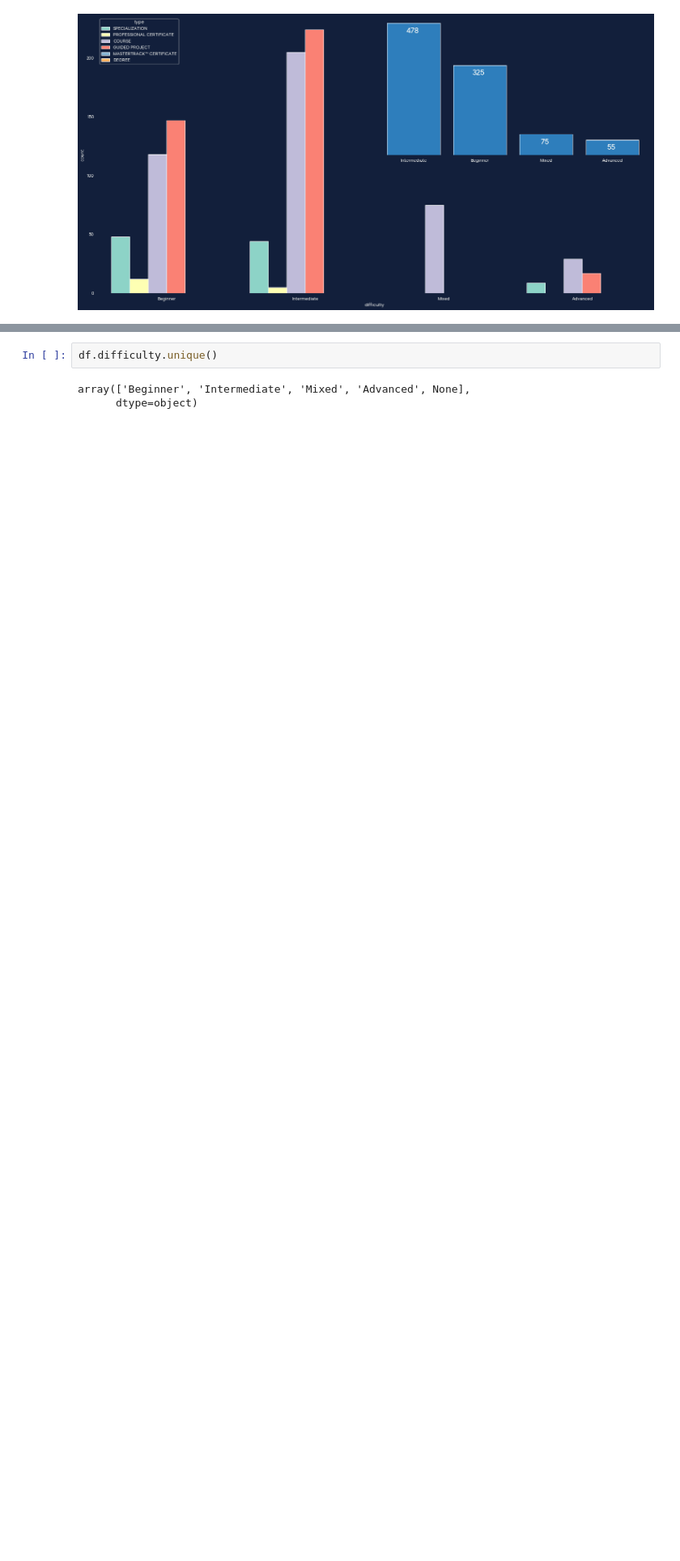
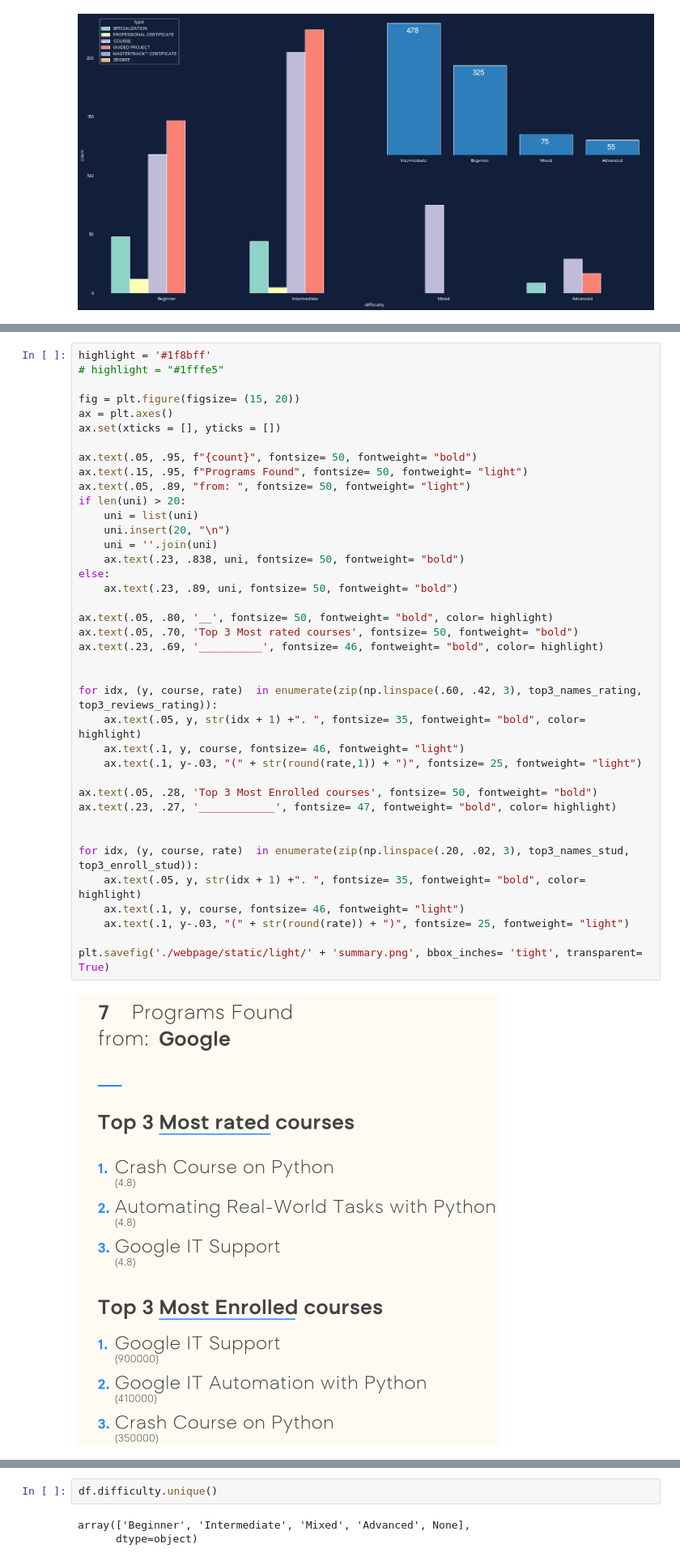
Before and after one commit to AayushSameerShah/CourseraAnalysis_with_Flask, a Jupyter notebook: TextGraphs.ipynb, the cells around one changed output, grey strips where cells are left out. Shown at 81% size. Saved outputs shown, nothing was run; the diff lists cells and outputs as text; blank space fills up the shorter version.

```diff
--- a/TextGraphs.ipynb
+++ b/TextGraphs.ipynb
@@ -204,0 +289,41 @@ plt.savefig(savepath + 'difficulty.png', bbox_inches= 'tight', transparent= True
+# %%
+highlight = '#1f8bff'
+# highlight = "#1fffe5"
+
+fig = plt.figure(figsize= (15, 20))
+ax = plt.axes()
+ax.set(xticks = [], yticks = [])
+
+ax.text(.05, .95, f"{count}", fontsize= 50, fontweight= "bold")
+ax.text(.15, .95, f"Programs Found", fontsize= 50, fontweight= "light")
+ax.text(.05, .89, "from: ", fontsize= 50, fontweight= "light")
+if len(uni) > 20:
+    uni = list(uni)
+    uni.insert(20, "\n")
+    uni = ''.join(uni)
+    ax.text(.23, .838, uni, fontsize= 50, fontweight= "bold")
+else:
+    ax.text(.23, .89, uni, fontsize= 50, fontweight= "bold")
+
+ax.text(.05, .80, '__', fontsize= 50, fontweight= "bold", color= highlight)
+ax.text(.05, .70, 'Top 3 Most rated courses', fontsize= 50, fontweight= "bold")
+ax.text(.23, .69, '__________', fontsize= 46, fontweight= "bold", color= highlight)
+
+
+for idx, (y, course, rate)  in enumerate(zip(np.linspace(.60, .42, 3), top3_names_rating, top3_reviews_rating)):
+    ax.text(.05, y, str(idx + 1) +". ", fontsize= 35, fontweight= "bold", color= highlight)
+    ax.text(.1, y, course, fontsize= 46, fontweight= "light")
+    ax.text(.1, y-.03, "(" + str(round(rate,1)) + ")", fontsize= 25, fontweight= "light")
+
+ax.text(.05, .28, 'Top 3 Most Enrolled courses', fontsize= 50, fontweight= "bold")
+ax.text(.23, .27, '____________', fontsize= 47, fontweight= "bold", color= highlight)
+
+
+for idx, (y, course, rate)  in enumerate(zip(np.linspace(.20, .02, 3), top3_names_stud, top3_enroll_stud)):
+    ax.text(.05, y, str(idx + 1) +". ", fontsize= 35, fontweight= "bold", color= highlight)
+    ax.text(.1, y, course, fontsize= 46, fontweight= "light")
+    ax.text(.1, y-.03, "(" + str(round(rate)) + ")", fontsize= 25, fontweight= "light")
+
+plt.savefig('./webpage/static/light/' + 'summary.png', bbox_inches= 'tight', transparent= True)
+# %% [output]
+[figure, added]
```
Also changed, not shown: parts of 9 cells of this notebook, 30 other files.
